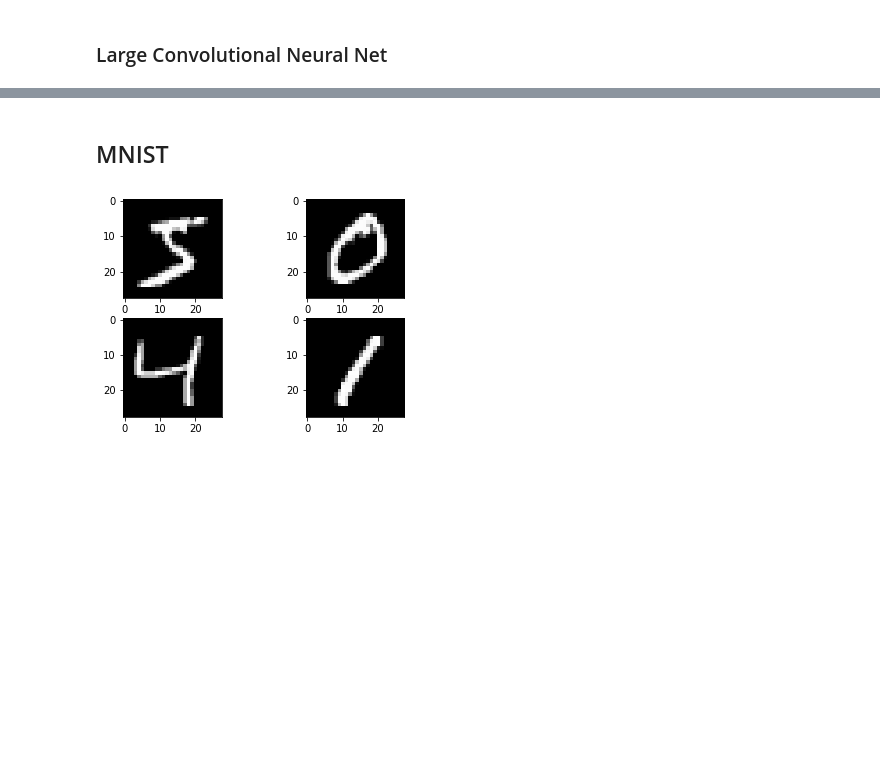
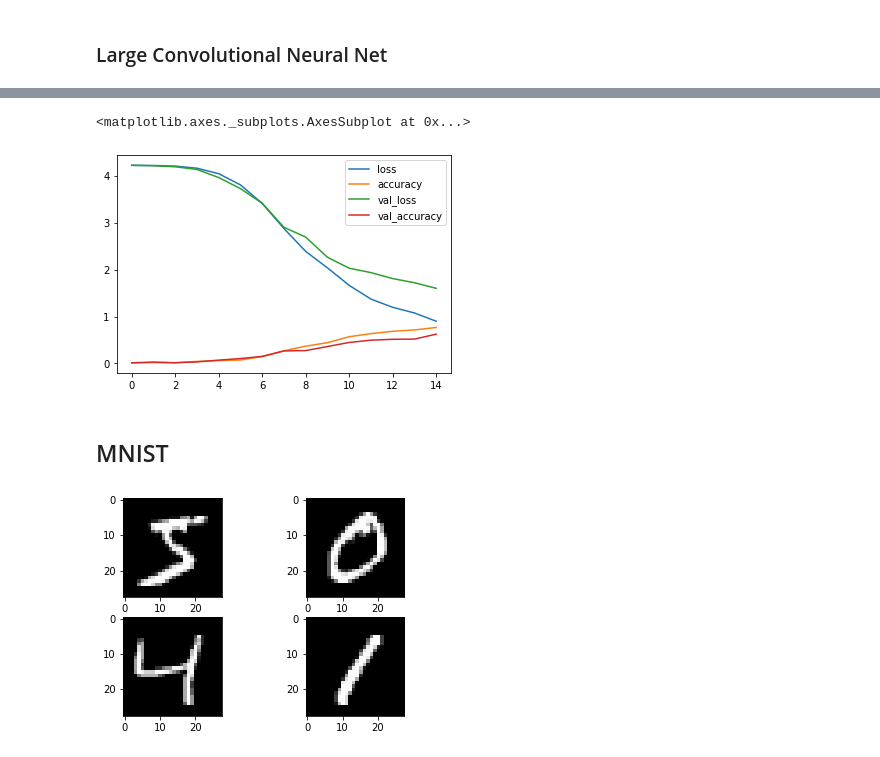
Before and after one commit to Dkashkett/Image_classification_using_CNNs, a Jupyter notebook: project2.ipynb, the cells around one changed output, grey strips where cells are left out. Cells and saved outputs as stored; diff of their text form; code cells hidden in the pictures; blank space fills up the shorter version.

```diff
--- a/project2.ipynb
+++ b/project2.ipynb
@@ -88,6 +92,23 @@ def build_large_cnn(input_shape):
     # Compile model
     model.compile(loss='categorical_crossentropy', optimizer='adam', metrics=['accuracy'])
     return model
+# %%
+def cnn(input_shape):
+    # create model
+    model = Sequential()
+    model.add(Conv2D(30, (5, 5), input_shape=(input_shape), activation='relu'))
+    model.add(MaxPooling2D())
+    model.add(Conv2D(15, (3, 3), activation='relu'))
+    model.add(MaxPooling2D())
+    model.add(Dropout(0.2))
+    model.add(Flatten())
+    model.add(Dense(256, activation='relu'))
+    model.add(Dense(128, activation='relu'))
+    model.add(Dense(50, activation='relu'))
+    model.add(Dense(num_classes, activation='softmax'))
+    # Compile model
+    model.compile(loss='categorical_crossentropy', optimizer='adam', metrics=['accuracy'])
+    return model
 # %% [markdown]
 ## POSE Dataset
 ##### I will first test these architectures on the POSE data from project 1.
@@ -188,9 +227,9 @@ CNN Error: 81.95%
 ### Large Convolutional Neural Net
 # %%
 # build the model
-large_cnn = build_large_cnn(input_shape)
+large_cnn = cnn(input_shape)
 # Fit the model
-large_cnn.fit(X_train, y_train, validation_data=(X_test, y_test), epochs=5, batch_size=200)
+large_cnn_history = large_cnn.fit(X_train, y_train, validation_data=(X_test, y_test), epochs=15, batch_size=200)
 # Final evaluation of the model
 scores = large_cnn.evaluate(X_test, y_test, verbose=0)
 print("Large CNN Error: %.2f%%" % (100-scores[1]*100))
@@ -209,3 +254,8 @@ Large CNN Error: 96.99%
+# %%
+pd.DataFrame(dict(large_cnn_history.history)).plot()
+# %% [output]
+<matplotlib.axes._subplots.AxesSubplot at 0x...>
+[figure, added]
 # %% [markdown]
 ## MNIST
 # %%
```
Also changed, not shown: parts of 6 cells of this notebook.
